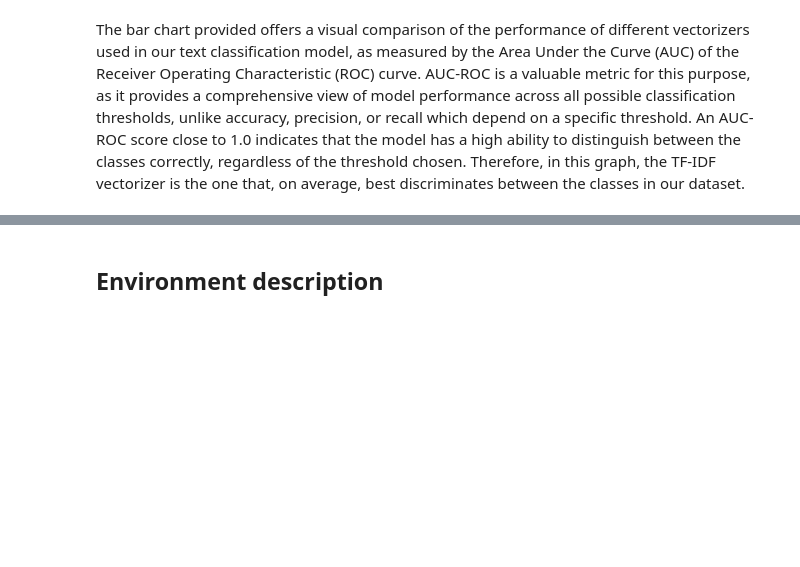
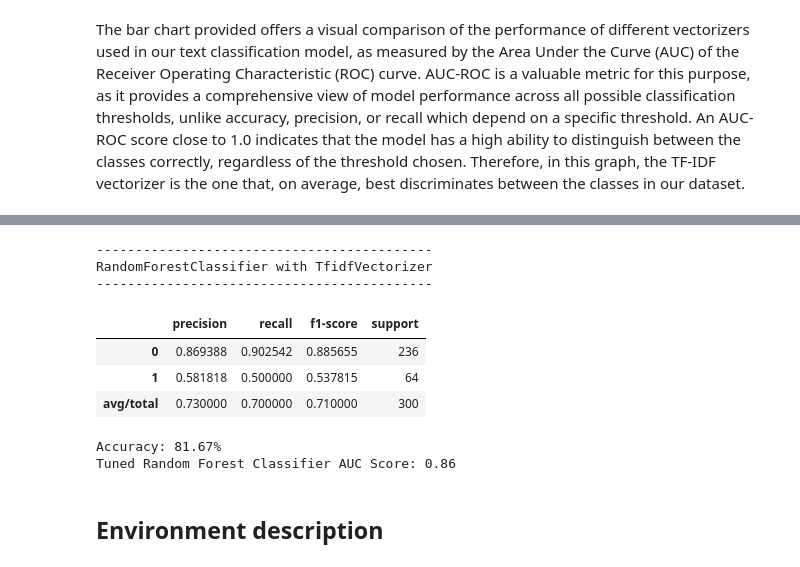
Before and after one commit to RitaGhilardi/Corporate_sustainability, a Jupyter notebook: Companies_sustainability.ipynb, the cells around one changed output, grey strips where cells are left out. Cells and saved outputs as stored; diff of their text form; code cells hidden in the pictures; blank space fills up the shorter version.

```diff
--- a/Companies_sustainability.ipynb
+++ b/Companies_sustainability.ipynb
@@ -1067,0 +1181,2 @@ The bar chart provided offers a visual comparison of the performance of differen
+# %%
+best_params_rf = hyperparameter_tuning(X_train_pop, y_train_pop, RandomForestClassifier())
@@ -1068,3 +1197,34 @@ The bar chart provided offers a visual comparison of the performance of differen
+# %%
+# Create a new random forest classifier using the best parameters
+clf_tuned_rf = RandomForestClassifier(
+    n_estimators=best_params_rf['classifier__n_estimators'],
+    max_depth=best_params_rf['classifier__max_depth'],
+    min_samples_split=best_params_rf['classifier__min_samples_split'],
+    min_samples_leaf=best_params_rf['classifier__min_samples_leaf'],
+    bootstrap=best_params_rf['classifier__bootstrap'],
+    random_state=42)
+
+# Using the best parameters to create our vectorizer and classifier
+vectorizer_rf_tuned = TfidfVectorizer(ngram_range=best_params_rf['vectorizer__ngram_range'],
+                             max_df=best_params_rf['vectorizer__max_df'], min_df=best_params_rf['vectorizer__min_df'])
+
+# Evaluate the performance of the tuned random forest classifier
+y_pred_clf_tuned_rf, y_score_clf_tuned_rf = evaluate_model(
+    vectorizer_rf_tuned, clf_tuned_rf, X_train_pop, y_train_pop, X_test, y_test)
+
+# Print the tuned random forest classifier's AUC score
+print('Tuned Random Forest Classifier AUC Score: {:.2f}'.format(
+    roc_auc_score(y_test, y_score_clf_tuned_rf)))
+# %% [output]
+-------------------------------------------
+RandomForestClassifier with TfidfVectorizer
+-------------------------------------------
+|  | precision | recall | f1-score | support |
+| 0 | 0.869388 | 0.902542 | 0.885655 | 236 |
+| 1 | 0.581818 | 0.500000 | 0.537815 | 64 |
+| avg/total | 0.730000 | 0.700000 | 0.710000 | 300 |
+Accuracy: 81.67%
+Tuned Random Forest Classifier AUC Score: 0.86
 # %% [markdown]
 ## Environment description
 # %%
```
Also changed, not shown: parts of 8 cells of this notebook.
